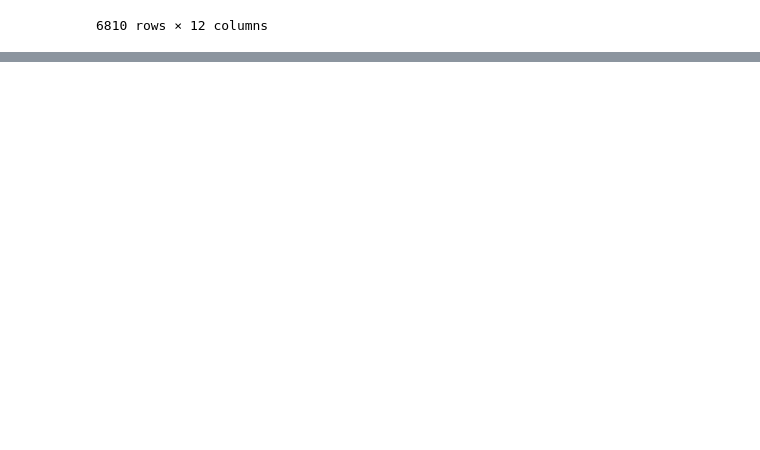
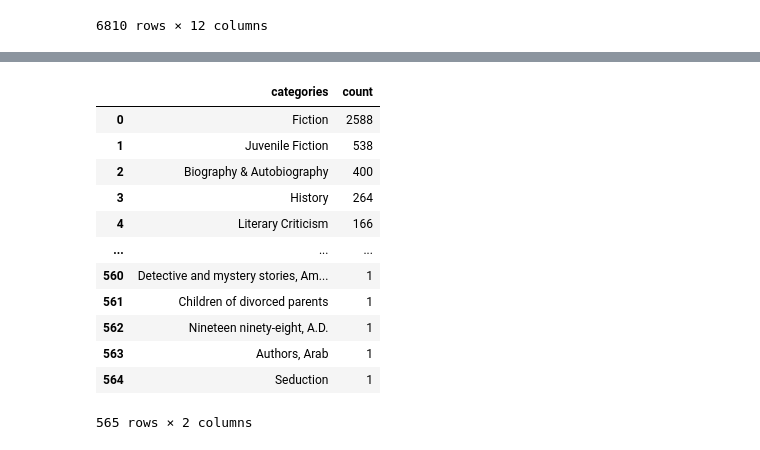
Before and after one commit to ashan24019/book-recommender-LLM, a Jupyter notebook: data-exploration.ipynb, the cells around one changed output, grey strips where cells are left out. Saved outputs shown, nothing was run; the diff lists cells and outputs as text; code cells hidden in the pictures; blank space fills up the shorter version.

Commit message:
Checking the number of categories

```diff
--- a/data-exploration.ipynb
+++ b/data-exploration.ipynb
@@ -31,0 +62,6 @@ books
+# %%
+book_missing = books[~(books["description"].isna()) |
+      ~(books["num_pages"].isna()) &
+      ~(books["average_rating"].isna()) &
+      ~(books["published_year"].isna())
+]
@@ -31,0 +84,16 @@ books
+# %%
+book_missing["categories"].value_counts().reset_index().sort_values("count", ascending=False)
+# %% [output]
+|  | categories | count |
+| 0 | Fiction | 2588 |
+| 1 | Juvenile Fiction | 538 |
+| 2 | Biography & Autobiography | 400 |
+| 3 | History | 264 |
+| 4 | Literary Criticism | 166 |
+| ... | ... | ... |
+| 560 | Detective and mystery stories, Am... | 1 |
+| 561 | Children of divorced parents | 1 |
+| 562 | Nineteen ninety-eight, A.D. | 1 |
+| 563 | Authors, Arab | 1 |
+| 564 | Seduction | 1 |
+565 rows × 2 columns
```
Also changed, not shown: parts of 6 cells of this notebook.
